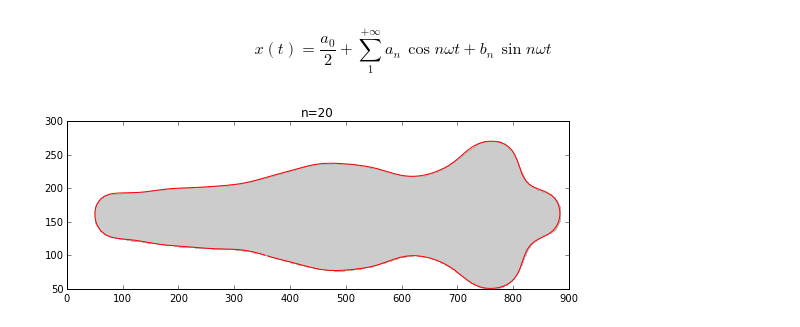
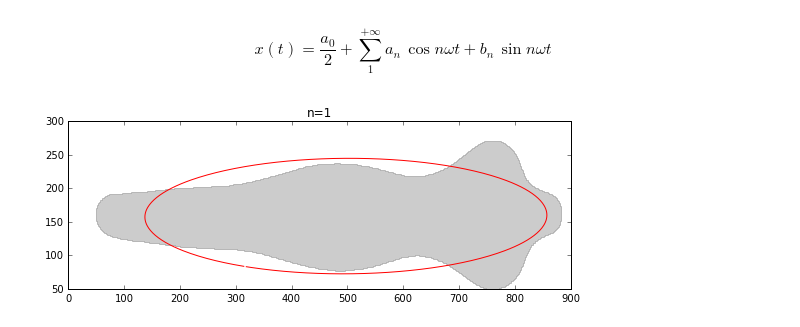
Before and after one commit to BielStela/Elliptic-Fourier-Python, a Jupyter notebook: Elliptic Fourier Descriptors.ipynb, the cells around one changed output. Saved outputs shown, nothing was run; the diff lists cells and outputs as text; code cells hidden in the pictures.

```diff
--- a/Elliptic Fourier Descriptors.ipynb
+++ b/Elliptic Fourier Descriptors.ipynb
@@ -49,10 +48,10 @@ def efourier (M,n=len(M)/2):
     dn=np.zeros(n)
 
     for i in range(1,n):
-        an[i]=(T/(2*np.pi**2*i**2))*np.sum((Dx/Dt)*(cos(2*i*np.pi*t1/T)-cos(2*np.pi*i*t1m1/T)))
-        bn[i]=(T/(2*np.pi**2*i**2))*np.sum((Dx/Dt)*(sin(2*i*np.pi*t1/T)-sin(2*np.pi*i*t1m1/T)))
-        cn[i]=(T/(2*np.pi**2*i**2))*np.sum((Dy/Dt)*(cos(2*i*np.pi*t1/T)-cos(2*np.pi*i*t1m1/T)))
-        dn[i]=(T/(2*np.pi**2*i**2))*np.sum((Dy/Dt)*(sin(2*i*np.pi*t1/T)-sin(2*np.pi*i*t1m1/T)))
+        an[i]=(T/(2*np.pi**2*i**2))*np.sum((Dx/Dt)*(np.cos(2*i*np.pi*t1/T)-np.cos(2*np.pi*i*t1m1/T)))
+        bn[i]=(T/(2*np.pi**2*i**2))*np.sum((Dx/Dt)*(np.sin(2*i*np.pi*t1/T)-np.sin(2*np.pi*i*t1m1/T)))
+        cn[i]=(T/(2*np.pi**2*i**2))*np.sum((Dy/Dt)*(np.cos(2*i*np.pi*t1/T)-np.cos(2*np.pi*i*t1m1/T)))
+        dn[i]=(T/(2*np.pi**2*i**2))*np.sum((Dy/Dt)*(np.sin(2*i*np.pi*t1/T)-np.sin(2*np.pi*i*t1m1/T)))
 
 
     ao=[2*np.sum(Mx.values*Dt/T)]
@@ -98,23 +97,21 @@ def iefourier(an,bn,cn,dn,k,n,ao,co):
     y = sum_hy+co[0]/2
     return pd.DataFrame(dict(x=x,y=y))
 # %%
-i=20 #number of harmonic
+i=2 #number of harmonic+1
 
-#                                                  ><
 coords = iefourier(coef.an,coef.bn,coef.cn,coef.dn,i,n,ao,co)
-#
 # %%
 #ploting the original shape and the n'th-harmonic over it
 plt.fill(M[:,0],M[:,1],'k', alpha=0.2)
 
 plt.plot(coords['x'],coords['y'], 'r-')
 
 figsize(9,3)
-plt.title('n=%d'%(i))
+plt.title('n=%d'%(i-1))
 #savefig('')
 plt.show()
 # %% [output]
-[figure, old version]
+[figure, new version]
 # %%
 #generating i number of plots for each harmonic
 for i in np.arange(1,50):    #range of harmonics to be ploted
```
Also changed, not shown: parts of 3 cells of this notebook.
